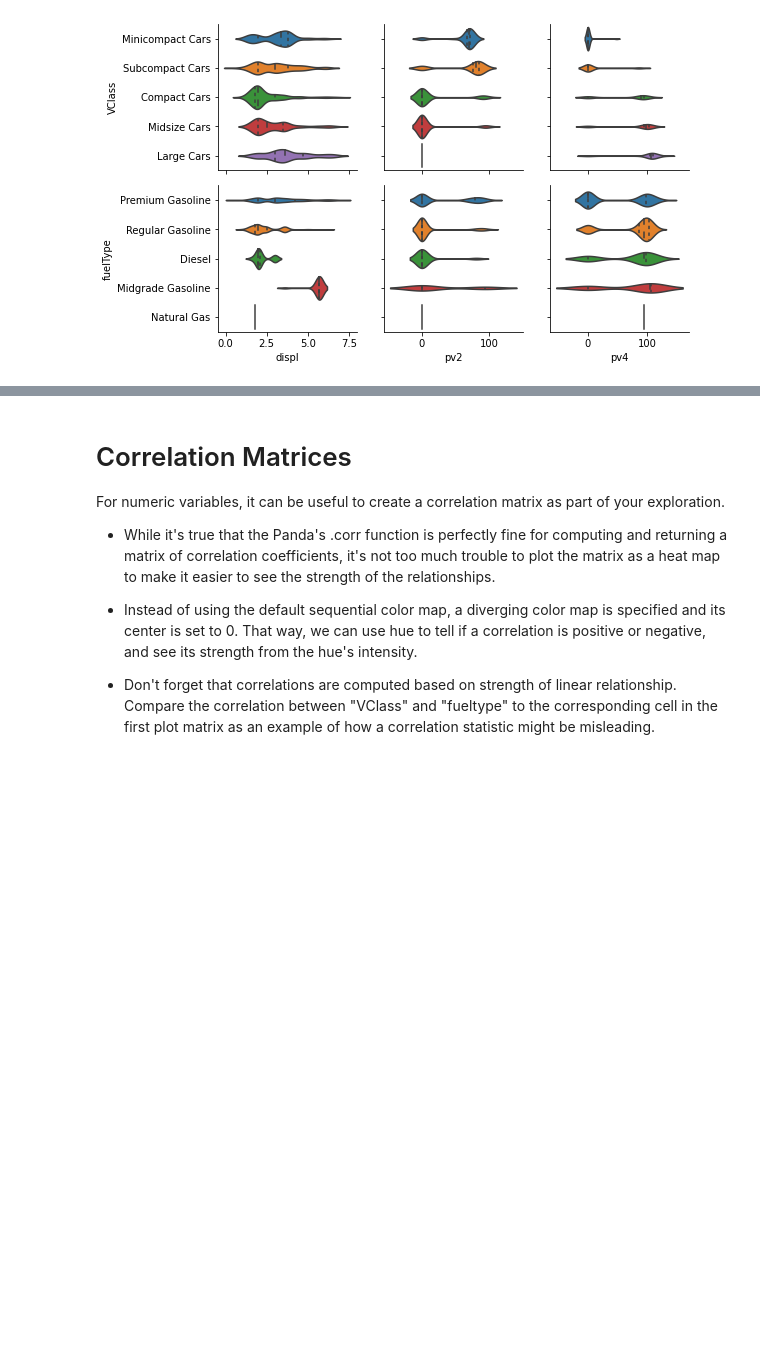
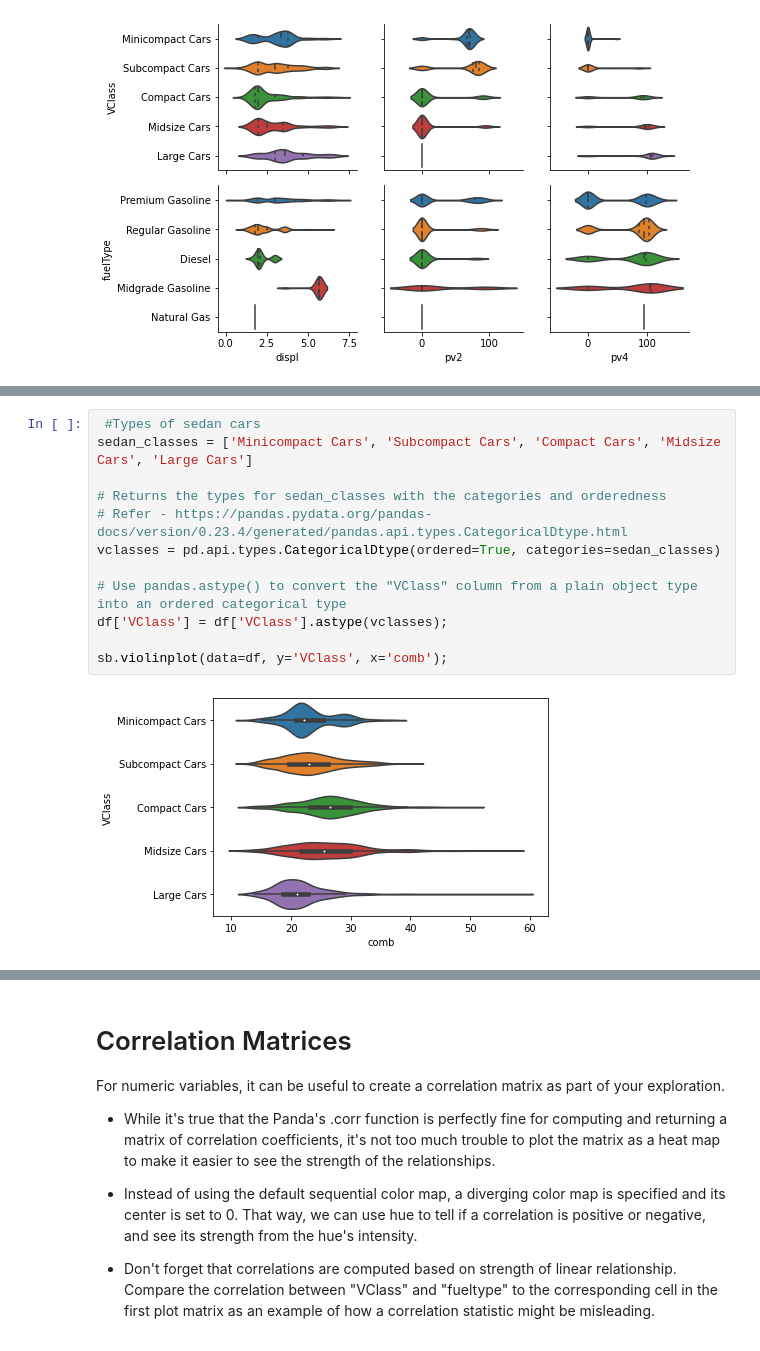
Before and after one commit to Gingercapo/Fuel_Economy, a Jupyter notebook: fuel_Economic.ipynb, the cells around one changed output, grey strips where cells are left out. Cells and saved outputs as stored; diff of their text form; blank space fills up the shorter version.

```diff
--- a/fuel_Economic.ipynb
+++ b/fuel_Economic.ipynb
@@ -278,0 +308,14 @@ g.map(sb.violinplot, inner = 'quartile')
+# %%
+ #Types of sedan cars
+sedan_classes = ['Minicompact Cars', 'Subcompact Cars', 'Compact Cars', 'Midsize Cars', 'Large Cars']
+
+# Returns the types for sedan_classes with the categories and orderedness
+# Refer - https://pandas.pydata.org/pandas-docs/version/0.23.4/generated/pandas.api.types.CategoricalDtype.html
+vclasses = pd.api.types.CategoricalDtype(ordered=True, categories=sedan_classes)
+
+# Use pandas.astype() to convert the "VClass" column from a plain object type into an ordered categorical type
+df['VClass'] = df['VClass'].astype(vclasses);
+
+sb.violinplot(data=df, y='VClass', x='comb');
+# %% [output]
+[figure, added]
```
Also changed, not shown: parts of 9 cells of this notebook.
